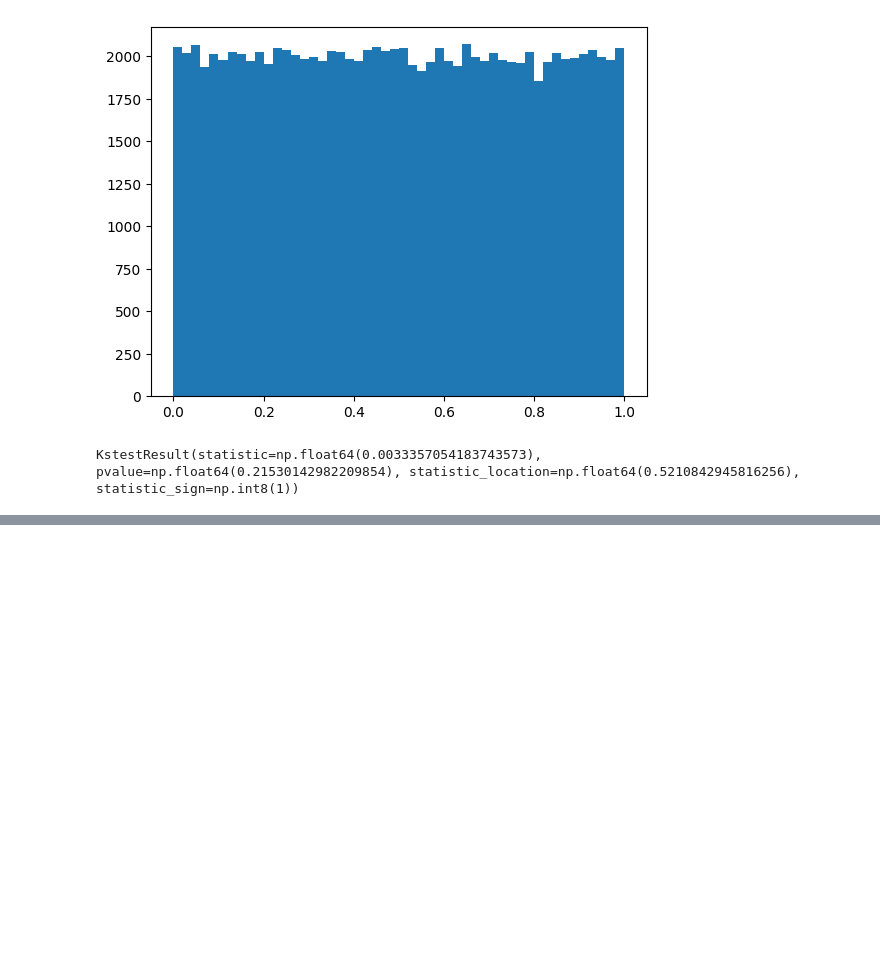
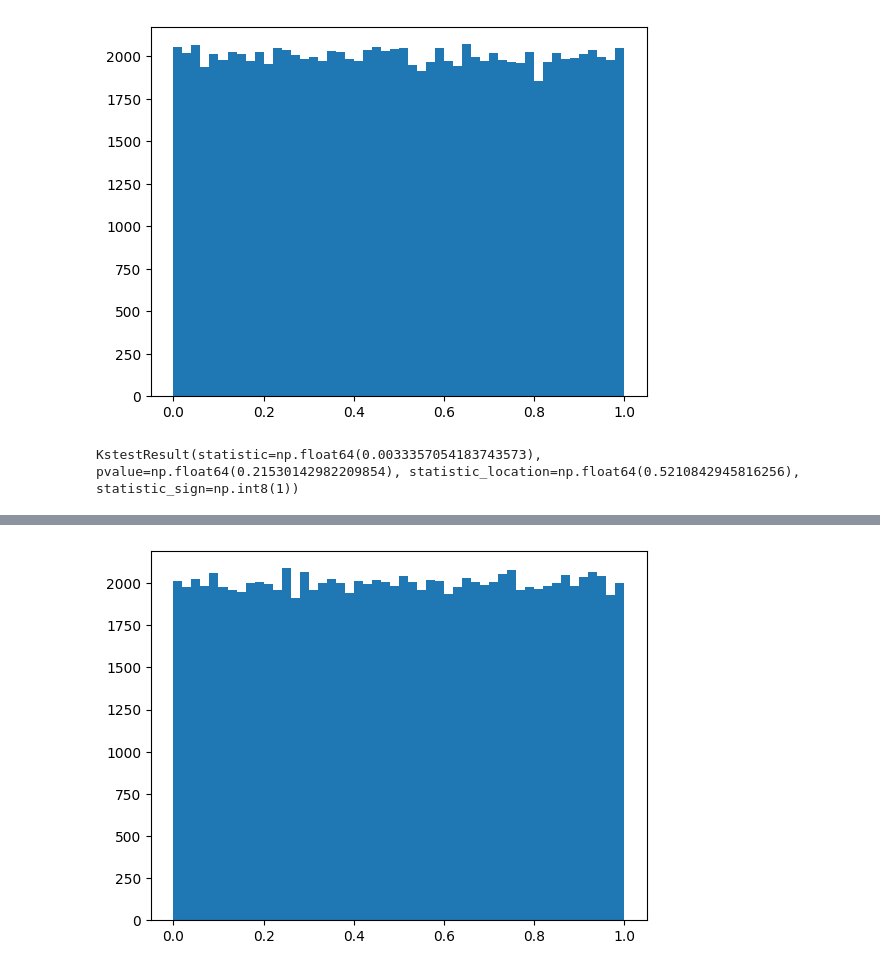
Before and after one commit to dkornai/IBP_method, a Jupyter notebook: validation_tests.ipynb, the cells around one changed output, grey strips where cells are left out. Cells and saved outputs as stored; diff of their text form; code cells hidden in the pictures; blank space fills up the shorter version.

Commit message:
added RPIT testing of the posterior P(Y|X,Z)

```diff
--- a/validation_tests.ipynb
+++ b/validation_tests.ipynb
@@ -64,7 +72,7 @@ for i in range(F.shape[0]):
 # Calculate log likelihood using loglik_f_i__given_Az_Knew
 for i in range(F.shape[0]):
 
-    my_loglik = inf.loglik_f_i__given_Az_Knew(F[i:i+1,:], A, Z[i:i+1,:], 0).numpy()[0]
+    my_loglik = inf.loglik_f_i__given_Az_Knew(F[i:i+1,:], A, Z[i:i+1,:], k_new=0).numpy()[0]
 
     # Compare results with the log likelihood calculated in scipy
     mean = (Z[i:i+1]@A).numpy()[0]
@@ -121,0 +132,17 @@ KstestResult(statistic=np.float64(0.0033357054183743573), pvalue=np.float64(0.21
+# %%
+# Calculate log likelihood using loglik_x__t_given_Zy
+for k in range(X.shape[1]):
+
+    my_loglik = inf.loglik_x__t_given_Zy(X[:,k:k+1], Z, Y[:,k:k+1]).numpy()
+
+    # Calculate the probability of observing 1
+    n_actfeat = torch.matmul(Z, Y[:,k:k+1])
+    p = 1 - ((((1 - LAMBD)**n_actfeat))*(1 - EPSILON)) # probability of observing 1
+
+    sp_loglik = 0
+    for i in range(X.shape[0]):
+        sp_loglik += bernoulli.logpmf(X_np[i,k], p[i,0])
+
+    # Compare results with the log likelihood calculated in scipy
+    if np.isclose(my_loglik, sp_loglik, atol=1e-6):
+        print(f"Test passed for sample {k}")
@@ -123,0 +154,64 @@ KstestResult(statistic=np.float64(0.0033357054183743573), pvalue=np.float64(0.21
+# %%
+LAMBD = 0.8
+EPSILON = 0.2
+PHI = 0.25
+inf = UncollapsedGibbsIBP(K=2, max_K=6, alpha=0.01, sigma2_a=SIGMA2_A, phi=PHI, sigma2_n=SIGMA2_N, epsilon=EPSILON, lambd=LAMBD)
+As, Zs, Ys = inf.gibbs(F, X, 0)
+
+res = []
+for i in range(100000):
+    # Sample from the prior
+    Y_true = inf.sample_Y_prior(K, T)
+    #print(Y_true)
+    # Sample from the likelihood
+    X_actfeat = Z @ Y_true # number of active features at the specific pixel within a given observation
+    #print(X_actfeat)
+    X_obs = torch.zeros(N,T)
+    for i in range(N):
+        for j in range(T):
+            p = 1 - (((1 - LAMBD)**X_actfeat[i,j])*(1 - EPSILON))
+            X_obs[i,j] = torch.tensor(bernoulli.rvs(p))
+    #print(X_obs)
+
+    # Calculate parameters of the posterior
+    pYkt_1_arr = torch.zeros(K, T)
+
+    log_prior_Y_kt_0 = torch.log(1 - torch.tensor(PHI))
+    log_prior_Y_kt_1 = torch.log(torch.tensor(PHI))
+    Y_curr = inf.sample_Y_prior(K, T)
+
+    #print(Y_curr)
+
+    for r in range(1):
+        for k in range(K):
+            for t in range(T):
+                # Calculate log posterior proportionals for Y_kt = 0 and Y_kt = 1
+                Y_curr[k, t] = 0
+                logp_Ykt_0 = log_prior_Y_kt_0 + inf.loglik_x__t_given_Zy(X_obs[:, t:t+1], Z, Y_curr[:, t:t+1])
+                Y_curr[k, t] = 1
+                logp_Ykt_1 = log_prior_Y_kt_1 + inf.loglik_x__t_given_Zy(X_obs[:, t:t+1], Z, Y_curr[:, t:t+1])
+                # Normalise to get the probabilities
+                pYkt_0, pYkt_1 = normalise_bern_logpostprop(logp_Ykt_0, logp_Ykt_1)
+                #Y_curr[k, t] = torch.distributions.Bernoulli(probs=pYkt_1).sample()
+                pYkt_1_arr[k, t] = pYkt_1
+
+    #print(Y_curr)
+    #print(pYkt_1_arr)
+
+    #print(Z@pYkt_1_arr)
+
+    # perform !!Randomised!! PIT
+    u = stats.uniform.rvs()
+    if Y_true[0,0] == 0:
+        u = u * (1 - pYkt_1_arr[0,0])
+    else:
+        u = (1-pYkt_1_arr[0,0]) + u*pYkt_1_arr[0,0]
+    res.append(u)
+
+res = np.array(res)
+#print(res)
+plt.hist(res, bins=50)
+plt.show()
+print(stats.kstest(res, 'uniform'))
+# %% [output]
+[figure, added]
```
Also changed, not shown: parts of 8 cells of this notebook.
